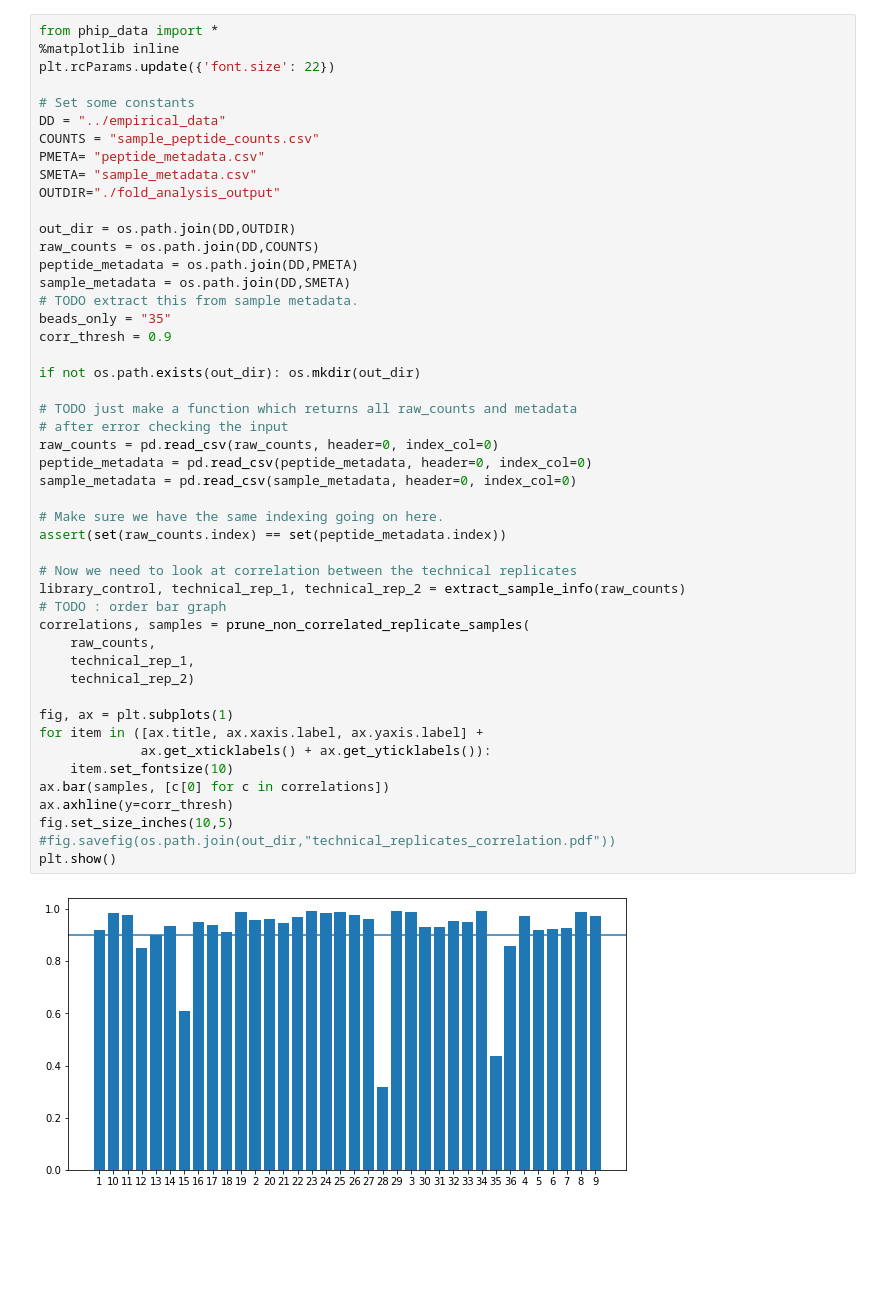
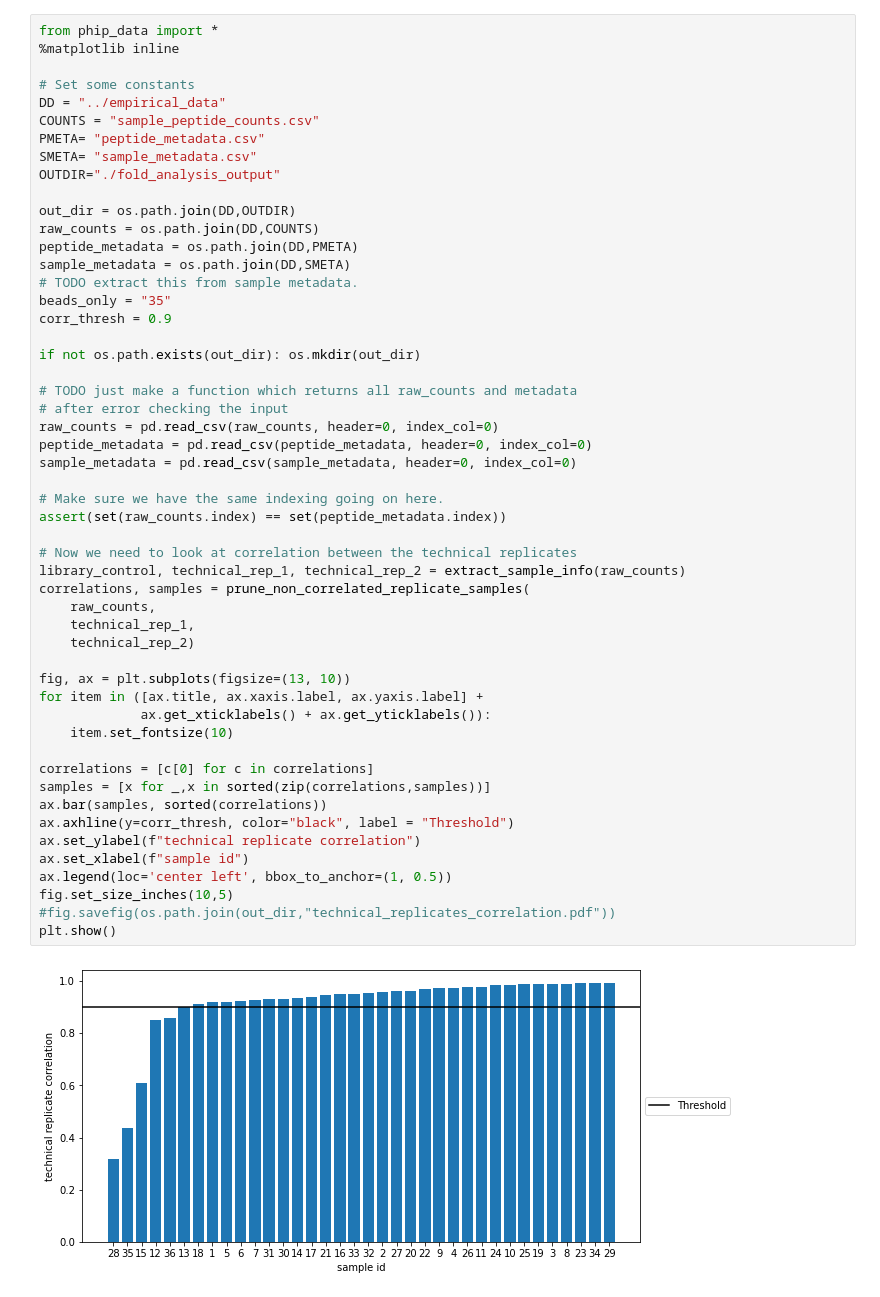
Before and after one commit to matsengrp/phippery, a Jupyter notebook: scrips/phip_analysis_python.ipynb, the cells around one changed output. Saved outputs shown, nothing was run; the diff lists cells and outputs as text; blank space fills up the shorter version.

Commit message:
updated plots in nb

```diff
--- a/scrips/phip_analysis_python.ipynb
+++ b/scrips/phip_analysis_python.ipynb
@@ -1,7 +1,6 @@
 # %%
 from phip_data import *
 %matplotlib inline
-plt.rcParams.update({'font.size': 22})
 
 # Set some constants
 DD = "../empirical_data"
@@ -16,37 +15,42 @@ peptide_metadata = os.path.join(DD,PMETA)
 sample_metadata = os.path.join(DD,SMETA)
 # TODO extract this from sample metadata.
 beads_only = "35"
 corr_thresh = 0.9
 
 if not os.path.exists(out_dir): os.mkdir(out_dir)
 
 # TODO just make a function which returns all raw_counts and metadata
 # after error checking the input
 raw_counts = pd.read_csv(raw_counts, header=0, index_col=0)
 peptide_metadata = pd.read_csv(peptide_metadata, header=0, index_col=0)
 sample_metadata = pd.read_csv(sample_metadata, header=0, index_col=0)
 
 # Make sure we have the same indexing going on here.
 assert(set(raw_counts.index) == set(peptide_metadata.index))
 
 # Now we need to look at correlation between the technical replicates
 library_control, technical_rep_1, technical_rep_2 = extract_sample_info(raw_counts)
-# TODO : order bar graph
 correlations, samples = prune_non_correlated_replicate_samples(
     raw_counts,
     technical_rep_1,
     technical_rep_2)
 
-fig, ax = plt.subplots(1)
+fig, ax = plt.subplots(figsize=(13, 10))
 for item in ([ax.title, ax.xaxis.label, ax.yaxis.label] +
              ax.get_xticklabels() + ax.get_yticklabels()):
     item.set_fontsize(10)
-ax.bar(samples, [c[0] for c in correlations])
-ax.axhline(y=corr_thresh)
+
+correlations = [c[0] for c in correlations]
+samples = [x for _,x in sorted(zip(correlations,samples))]
+ax.bar(samples, sorted(correlations))
+ax.axhline(y=corr_thresh, color="black", label = "Threshold")
+ax.set_ylabel(f"technical replicate correlation")
+ax.set_xlabel(f"sample id")
+ax.legend(loc='center left', bbox_to_anchor=(1, 0.5))
 fig.set_size_inches(10,5)
 #fig.savefig(os.path.join(out_dir,"technical_replicates_correlation.pdf"))
 plt.show()
 # %% [output]
-[figure, old version]
+[figure, new version]
 # %%
 standardized_enrichment = get_standardized_enrichment(raw_counts)
```
Also changed, not shown: parts of 1 cell of this notebook.
